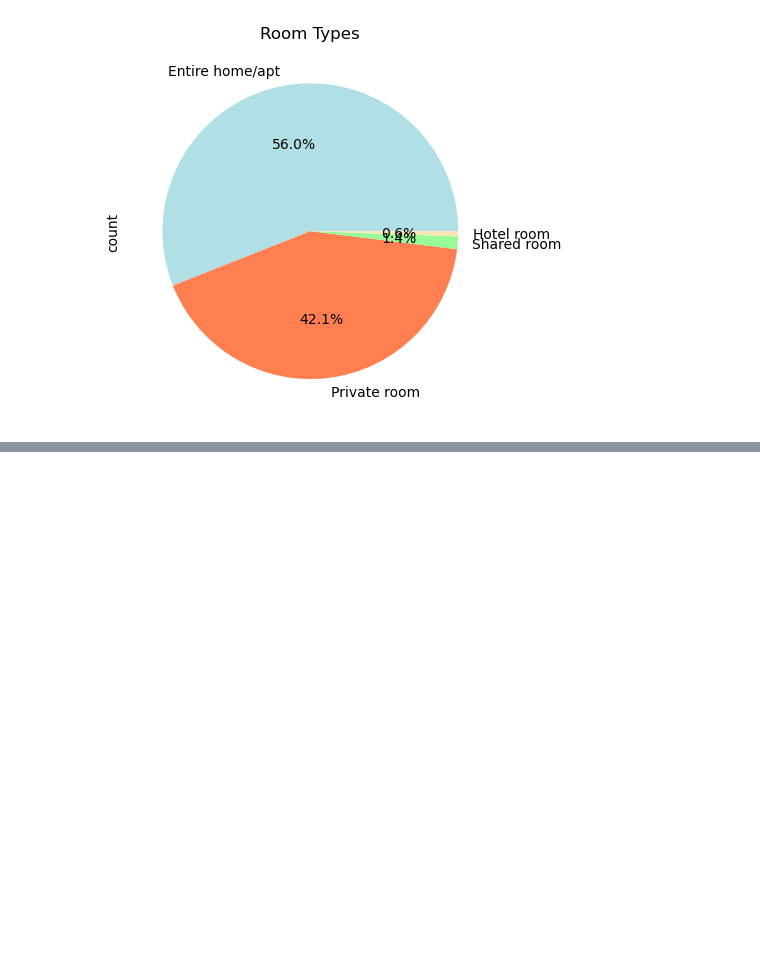
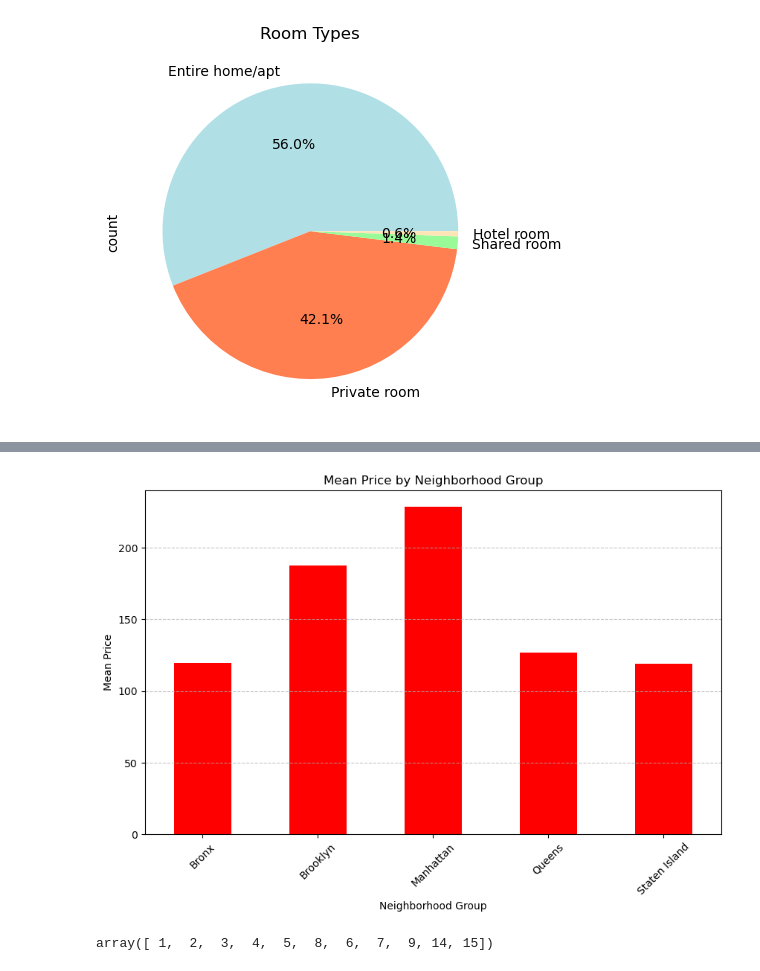
Before and after one commit to zippyprod/Project-3, a Jupyter notebook: charts.ipynb, the cells around one changed output, grey strips where cells are left out. Cells and saved outputs as stored; diff of their text form; code cells hidden in the pictures; blank space fills up the shorter version.

```diff
--- a/charts.ipynb
+++ b/charts.ipynb
@@ -233,3 +234,6 @@ plt.show()
 #plt.savefig(fname="Airbnb_Room_Types_Pie_Chart.png", transparent=True)
 # %% [output]
 [figure]
+# %%
+summary_stats = airbnb_df.groupby('neighborhood_group')['price'].describe()
+print(summary_stats)
@@ -235,0 +256,16 @@ plt.show()
+# %%
+plt.figure(figsize=(10, 6))
+summary_stats['mean'].plot(kind='bar', color='red')
+plt.title('Mean Price by Neighborhood Group')
+plt.xlabel('Neighborhood Group')
+plt.ylabel('Mean Price')
+plt.xticks(rotation=45)
+plt.grid(axis='y', linestyle='--', alpha=0.7)
+plt.show()
+# %% [output]
+[figure, added]
+# %%
+room_types = airbnb_df['num_bedrooms'].unique()
+room_types
+# %% [output]
+array([ 1,  2,  3,  4,  5,  8,  6,  7,  9, 14, 15])
```
Also changed, not shown: parts of 9 cells of this notebook.
